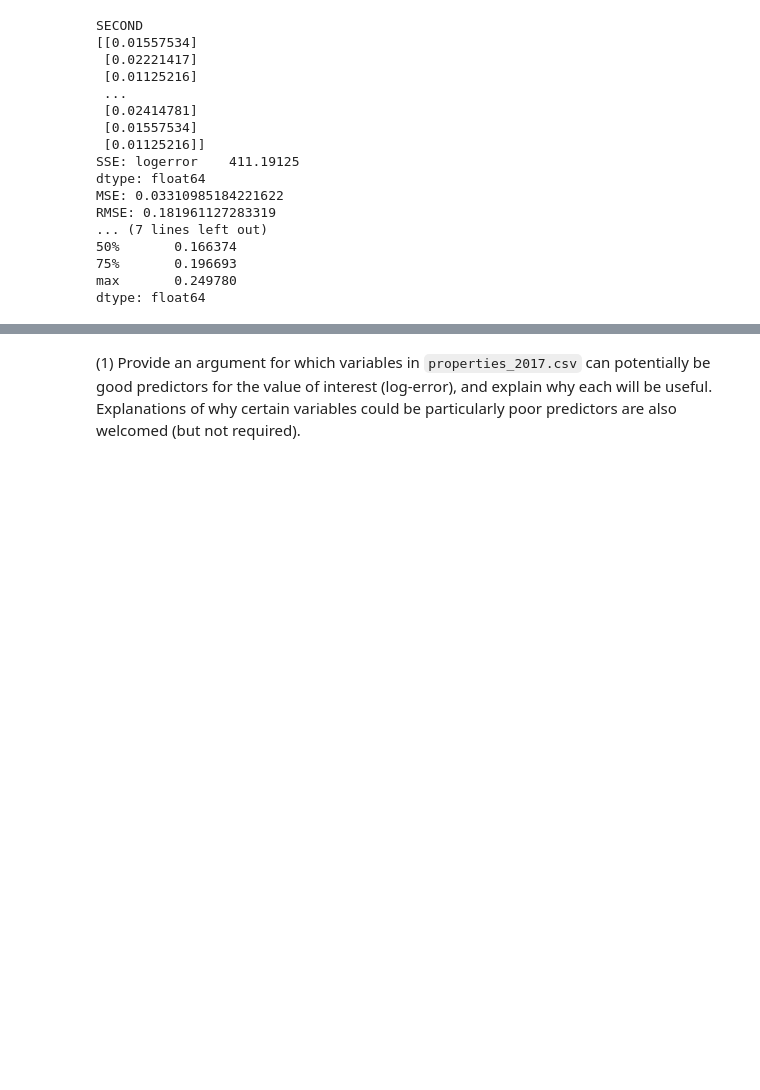
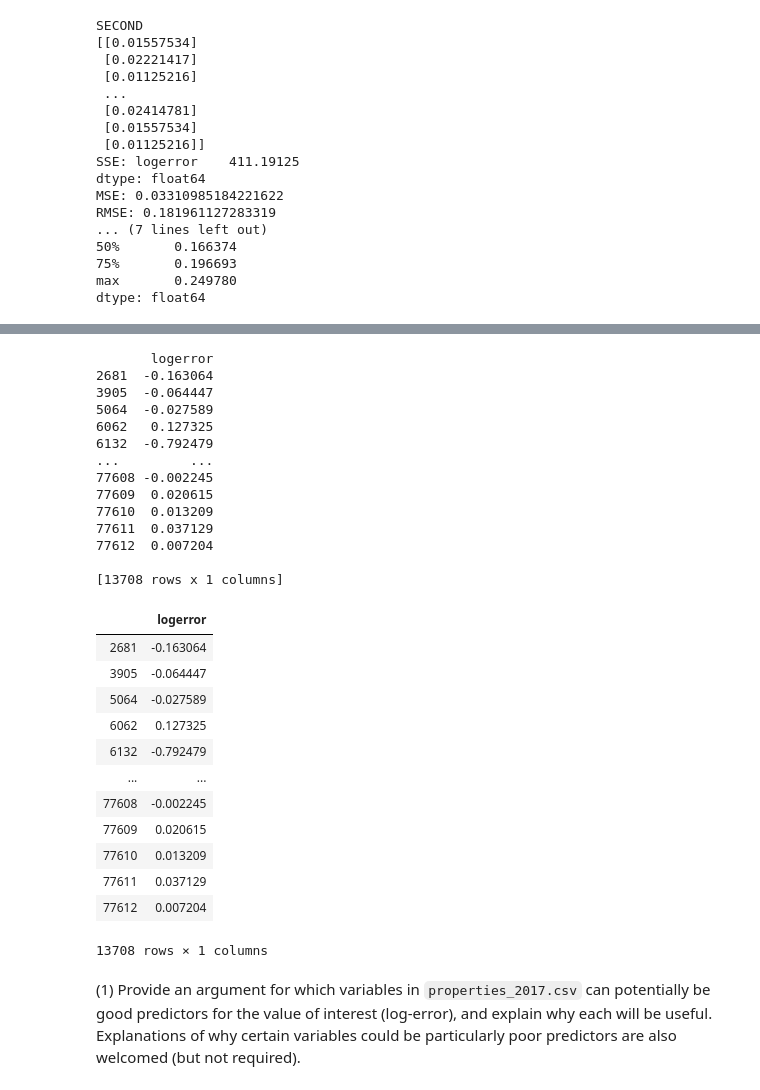
Before and after one commit to disha-jain/MMM-datasets, a Jupyter notebook: zillow-prize-1/project2.ipynb, the cells around one changed output, grey strips where cells are left out. Saved outputs shown, nothing was run; the diff lists cells and outputs as text; code cells hidden in the pictures; blank space fills up the shorter version.

```diff
--- a/zillow-prize-1/project2.ipynb
+++ b/zillow-prize-1/project2.ipynb
@@ -294,3 +331,68 @@ incomplete.head()
+# %%
+def get_predictions(X_train, y_train, X_test, y_test):
+    lin_reg = LinearRegression()
+
+    lin_reg.fit(X_train, y_train[['logerror']])
+
+    predictions = lin_reg.predict(X_test)
+    i = 0
+    for logerror in y_test['logerror']:
+        logerror = predictions[i]
+        i+=1
+    return y_test
+# %%
+import datetime
+train_df = merged_inner
+train_df.dropna(subset=['parcelid'])
+
+variable = 'calculatedbathnbr'
+variable1 = 'garagetotalsqft'
+variable2 = 'finishedsquarefeet6'
+
+train_df.loc[train_df[variable].isnull(), variable] =0
+train_df.loc[train_df[variable1].isnull(), variable1] =train_df[variable1].mean()
+train_df.loc[train_df[variable2].isnull(), variable2] = train_df[variable2].mean()
+
+
+split_date = pd.Timestamp(datetime.date(2017,8,5))
+
+df = train_df.loc[train_df['transactiondate'] <= split_date]
+test_df = train_df.loc[train_df['transactiondate'] > split_date]
+
+y=df[['logerror']]
+X=df[[variable, variable1, variable2]]
+y_test=test_df[['logerror']]
+X_test=df[[variable, variable1, variable2]]
+
+get_predictions(X, y, X_test, y_test)
+# %% [output]
+       logerror
+2681  -0.163064
+3905  -0.064447
+5064  -0.027589
+6062   0.127325
+6132  -0.792479
+...         ...
+77608 -0.002245
+77609  0.020615
+77610  0.013209
+77611  0.037129
+77612  0.007204
+
+[13708 rows x 1 columns]
+|  | logerror |
+| 2681 | -0.163064 |
+| 3905 | -0.064447 |
+| 5064 | -0.027589 |
+| 6062 | 0.127325 |
+| 6132 | -0.792479 |
+| ... | ... |
+| 77608 | -0.002245 |
+| 77609 | 0.020615 |
+| 77610 | 0.013209 |
+| 77611 | 0.037129 |
+| 77612 | 0.007204 |
+13708 rows × 1 columns
 # %% [markdown]
 (1) Provide an argument for which variables in `properties_2017.csv` can potentially be good predictors for the value of interest (log-error), and explain why each will be useful. Explanations of why certain variables could be particularly poor predictors are also welcomed (but not required).
 # %% [markdown]
```
Also changed, not shown: parts of 7 cells of this notebook, 1 other file.
